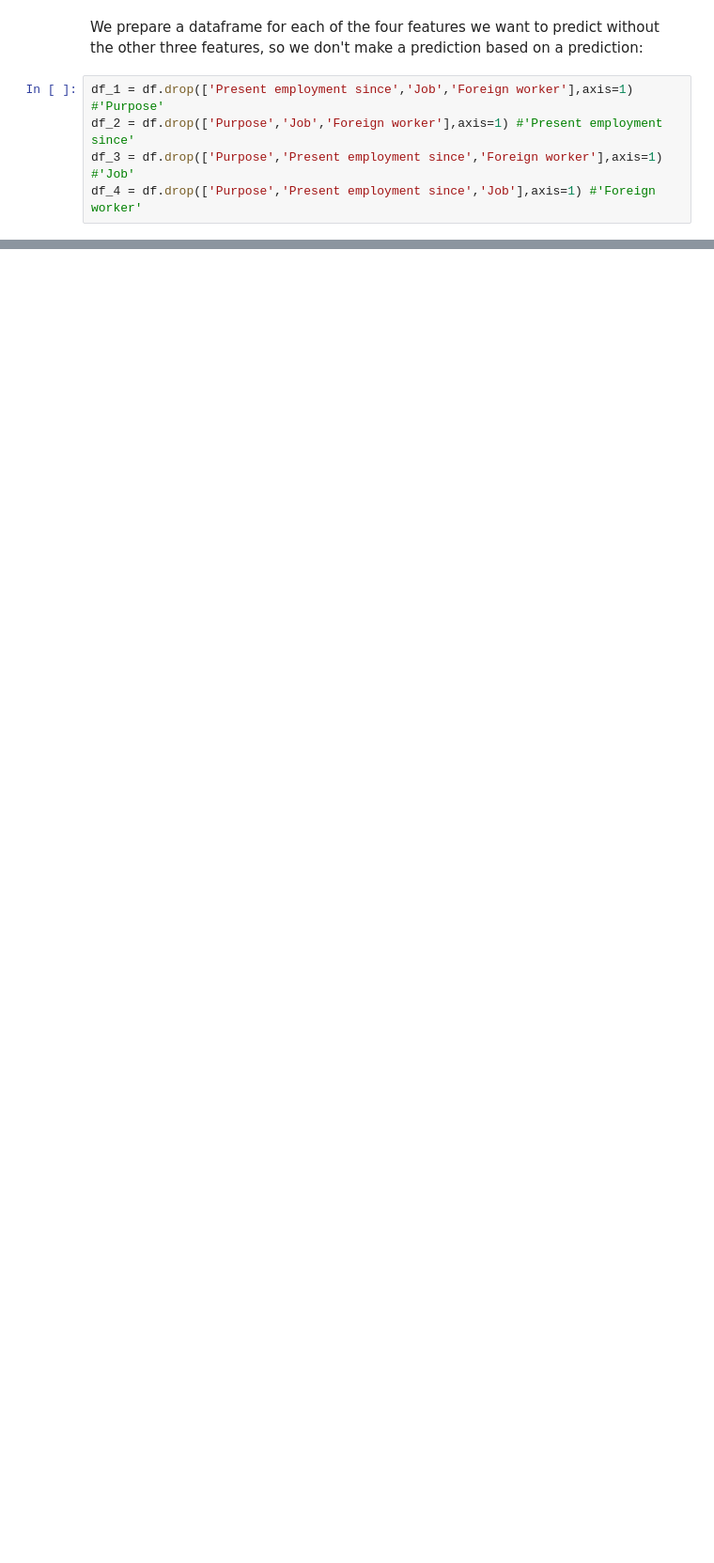
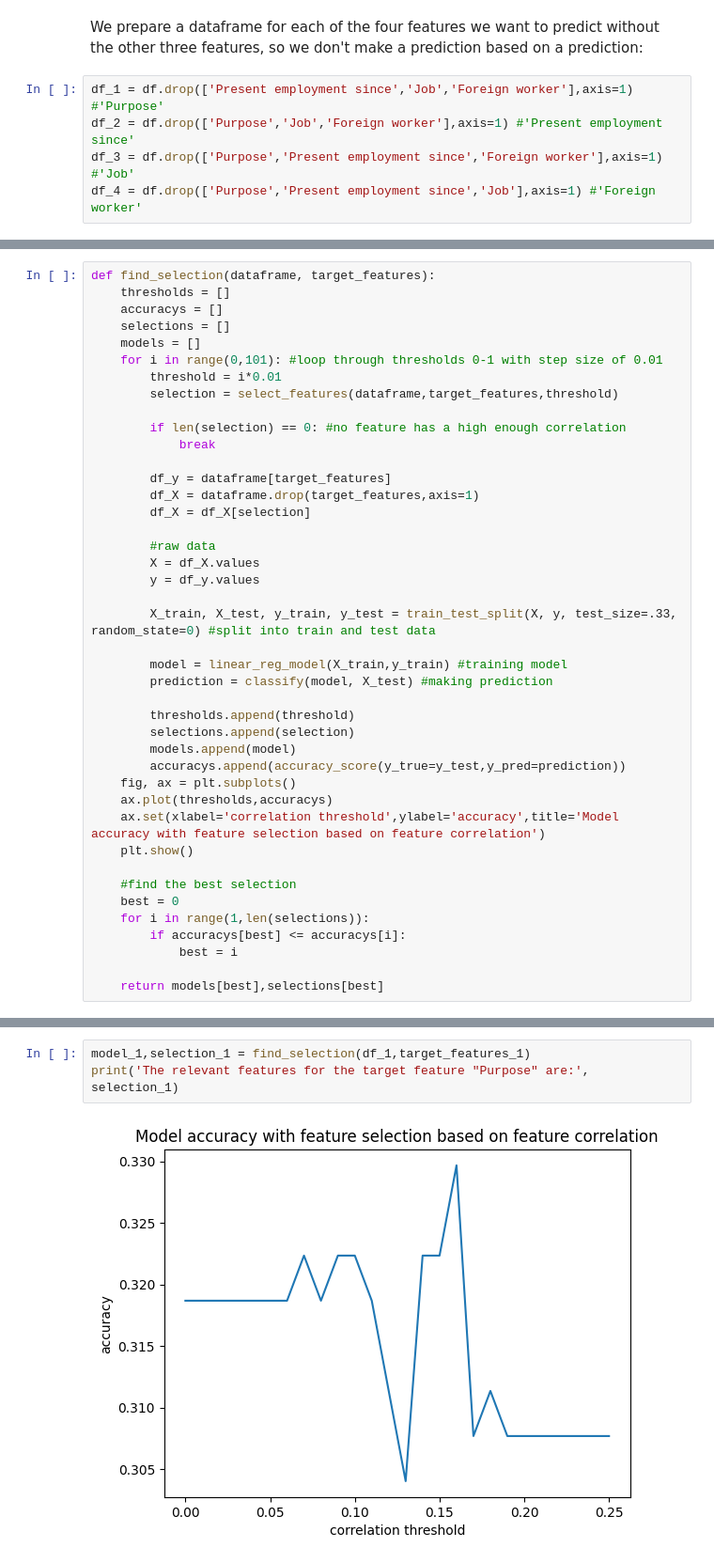
Before and after one commit to kfc-manager/Project_4_Creditworthiness, a Jupyter notebook: creditworthiness.ipynb, the cells around one changed output, grey strips where cells are left out. Shown at 94% size. Saved outputs shown, nothing was run; the diff lists cells and outputs as text; blank space fills up the shorter version.

```diff
--- a/creditworthiness.ipynb
+++ b/creditworthiness.ipynb
@@ -210,0 +198,42 @@ As we can see the models, which have to perform multi-class classification are n
+# %%
+def find_selection(dataframe, target_features):
+    thresholds = []
+    accuracys = []
+    selections = []
+    models = []
+    for i in range(0,101): #loop through thresholds 0-1 with step size of 0.01
+        threshold = i*0.01
+        selection = select_features(dataframe,target_features,threshold)
+
+        if len(selection) == 0: #no feature has a high enough correlation
+            break
+
+        df_y = dataframe[target_features]
+        df_X = dataframe.drop(target_features,axis=1)
+        df_X = df_X[selection]
+
+        #raw data
+        X = df_X.values
+        y = df_y.values
+
+        X_train, X_test, y_train, y_test = train_test_split(X, y, test_size=.33, random_state=0) #split into train and test data
+
+        model = linear_reg_model(X_train,y_train) #training model
+        prediction = classify(model, X_test) #making prediction
+
+        thresholds.append(threshold)
+        selections.append(selection)
+        models.append(model)
+        accuracys.append(accuracy_score(y_true=y_test,y_pred=prediction))
+    fig, ax = plt.subplots()
+    ax.plot(thresholds,accuracys)
+    ax.set(xlabel='correlation threshold',ylabel='accuracy',title='Model accuracy with feature selection based on feature correlation')
+    plt.show()
+
+    #find the best selection
+    best = 0
+    for i in range(1,len(selections)):
+        if accuracys[best] <= accuracys[i]:
+            best = i
+
+    return models[best],selections[best]
@@ -210,0 +244,5 @@ As we can see the models, which have to perform multi-class classification are n
+# %%
+model_1,selection_1 = find_selection(df_1,target_features_1)
+print('The relevant features for the target feature "Purpose" are:', selection_1)
+# %% [output]
+[figure, added]
```
Also changed, not shown: parts of 47 cells of this notebook, 1 other file.
